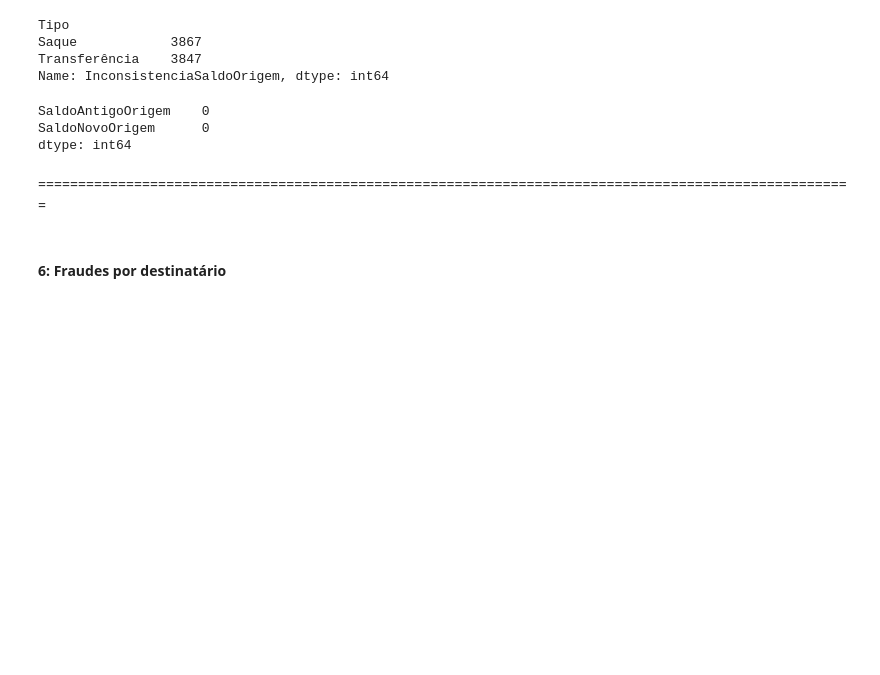
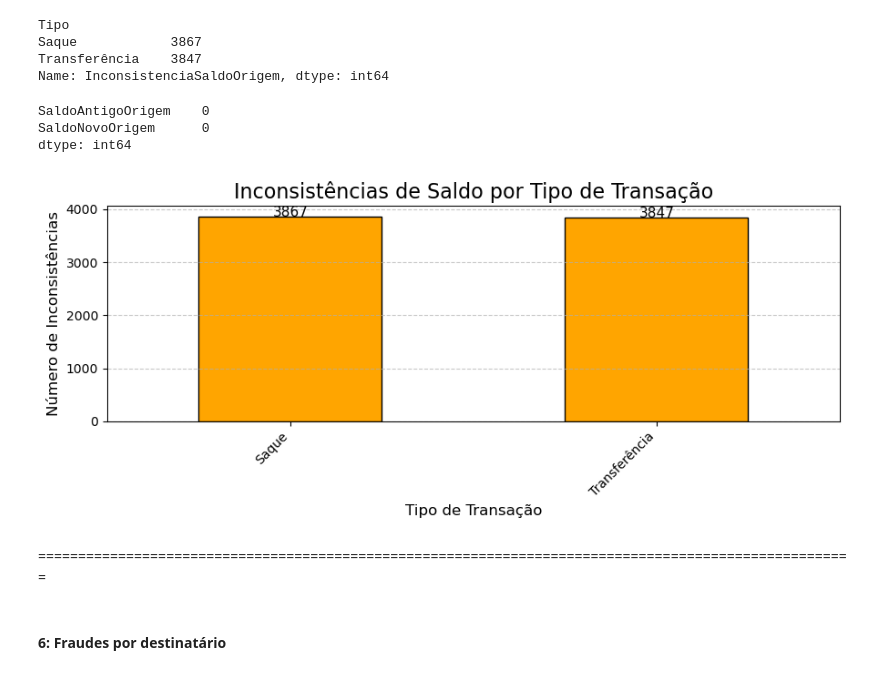
Before and after one commit to DanielsOfficial0102/FraudDetection-BlueShiftAcademy, a Jupyter notebook: Desenvolvimento/ETL.ipynb, the cells around one changed output. Cells and saved outputs as stored; diff of their text form; code cells hidden in the pictures; blank space fills up the shorter version.

```diff
--- a/Desenvolvimento/ETL.ipynb
+++ b/Desenvolvimento/ETL.ipynb
@@ -466,6 +488,36 @@ print(df_fraudulentas[['SaldoAntigoOrigem', 'SaldoNovoOrigem']].isna().sum())
 SaldoAntigoOrigem    0
 SaldoNovoOrigem      0
 dtype: int64
+# %%
+import matplotlib.pyplot as plt
+
+# Calcular a contagem de inconsistências por tipo
+contagem_inconsistencias_tipo = df_fraudulentas.groupby('Tipo')['InconsistenciaSaldoOrigem'].sum()
+
+# Verificar se existem inconsistências
+if not contagem_inconsistencias_tipo.empty:
+    # Criar o gráfico de barras
+    plt.figure(figsize=(9, 4))
+    ax = contagem_inconsistencias_tipo.sort_values(ascending=False).plot(kind='bar', color='orange', edgecolor='black')
+
+    # Adicionar os valores sobre as barras
+    for i, v in enumerate(contagem_inconsistencias_tipo.sort_values(ascending=False)):
+        plt.text(i, v + 0.5, f'{v:.0f}', ha='center', fontsize=11, color='black')
+
+    # Configurações do gráfico
+    plt.title("Inconsistências de Saldo por Tipo de Transação", fontsize=16)
+    plt.xlabel("Tipo de Transação", fontsize=12)
+    plt.ylabel("Número de Inconsistências", fontsize=12)
+    plt.xticks(rotation=45, ha='right')
+    plt.grid(axis='y', linestyle='--', alpha=0.7)
+
+    # Exibir o gráfico
+    plt.tight_layout()
+    plt.show()
+else:
+    print("Não foram encontradas inconsistências de saldo nas transações fraudulentas.")
+# %% [output]
+[figure, added]
 # %% [markdown]
 ======================================================================================================
 # %% [markdown]
```
Also changed, not shown: parts of 7 cells of this notebook.
